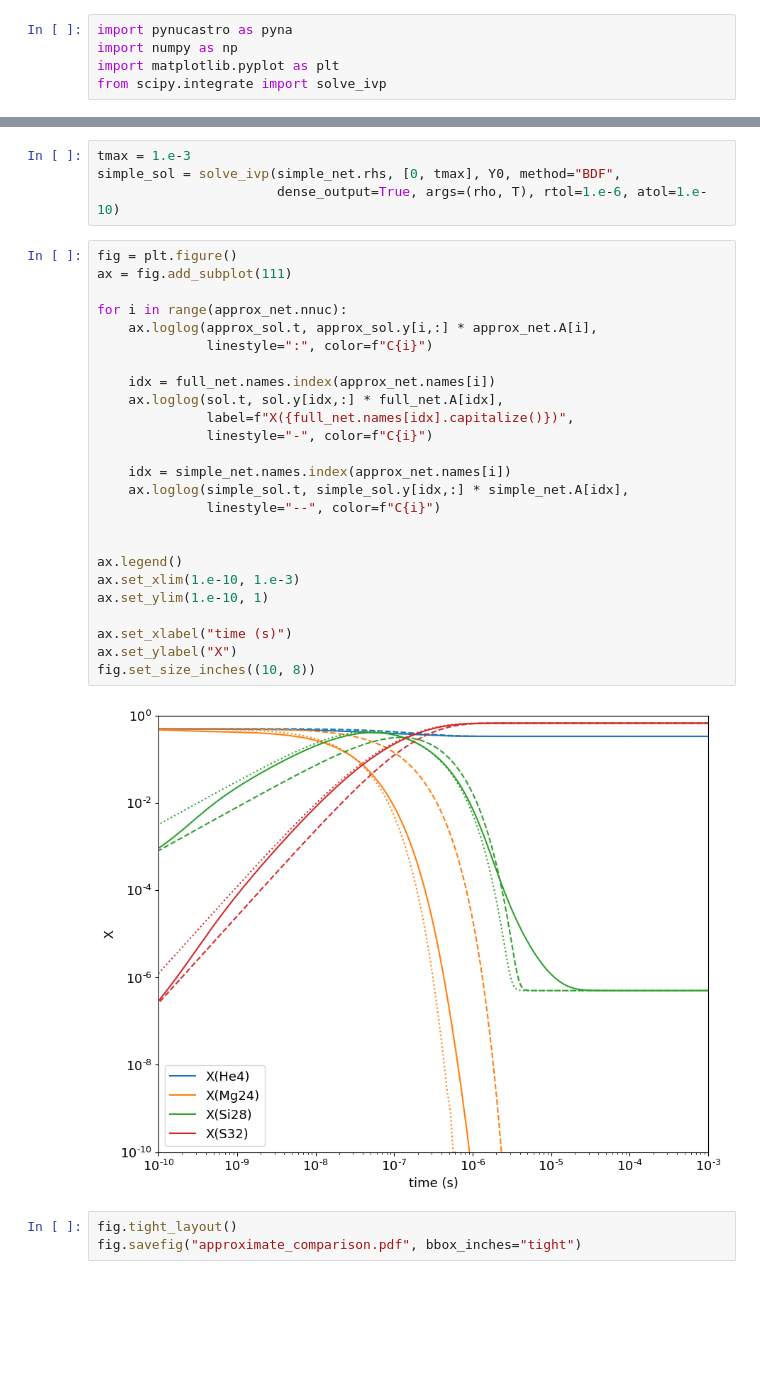
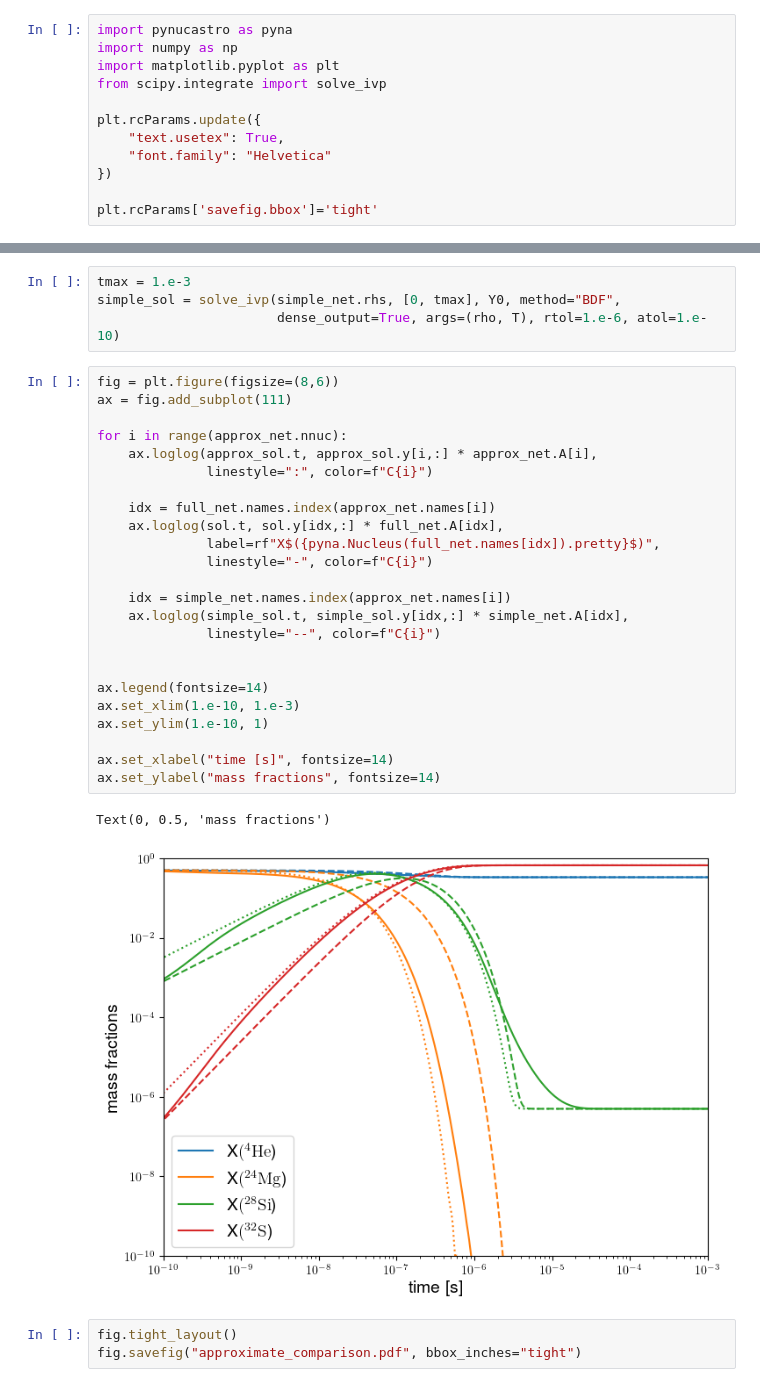
Before and after one commit to pynucastro/paper_notebooks, a Jupyter notebook: approximate-rates.ipynb, the cells around one changed output, grey strips where cells are left out. Saved outputs shown, nothing was run; the diff lists cells and outputs as text; blank space fills up the shorter version.

Commit message:
adding final changes to the figures

```diff
--- a/approximate-rates.ipynb
+++ b/approximate-rates.ipynb
@@ -8,6 +8,13 @@ import pynucastro as pyna
 import numpy as np
 import matplotlib.pyplot as plt
 from scipy.integrate import solve_ivp
+
+plt.rcParams.update({
+    "text.usetex": True,
+    "font.family": "Helvetica"
+})
+
+plt.rcParams['savefig.bbox']='tight'
 # %% [markdown]
 Let's create a simple network that has both an $(\alpha, \gamma)$ and
 $(\alpha, p)(p, \gamma)$ sequence.
@@ -201,32 +208,32 @@ tmax = 1.e-3
 simple_sol = solve_ivp(simple_net.rhs, [0, tmax], Y0, method="BDF",
                        dense_output=True, args=(rho, T), rtol=1.e-6, atol=1.e-10)
 # %%
-fig = plt.figure()
+fig = plt.figure(figsize=(8,6))
 ax = fig.add_subplot(111)
 
 for i in range(approx_net.nnuc):
     ax.loglog(approx_sol.t, approx_sol.y[i,:] * approx_net.A[i],
               linestyle=":", color=f"C{i}")
 
     idx = full_net.names.index(approx_net.names[i])
     ax.loglog(sol.t, sol.y[idx,:] * full_net.A[idx],
-              label=f"X({full_net.names[idx].capitalize()})",
+              label=rf"X$({pyna.Nucleus(full_net.names[idx]).pretty}$)",
               linestyle="-", color=f"C{i}")
 
     idx = simple_net.names.index(approx_net.names[i])
     ax.loglog(simple_sol.t, simple_sol.y[idx,:] * simple_net.A[idx],
               linestyle="--", color=f"C{i}")
 
 
-ax.legend()
+ax.legend(fontsize=14)
 ax.set_xlim(1.e-10, 1.e-3)
 ax.set_ylim(1.e-10, 1)
 
-ax.set_xlabel("time (s)")
-ax.set_ylabel("X")
-fig.set_size_inches((10, 8))
+ax.set_xlabel("time [s]", fontsize=14)
+ax.set_ylabel("mass fractions", fontsize=14)
 # %% [output]
+Text(0, 0.5, 'mass fractions')
-[figure, old version]
+[figure, new version]
 # %%
 fig.tight_layout()
 fig.savefig("approximate_comparison.pdf", bbox_inches="tight")
```
Also changed, not shown: parts of 6 cells of this notebook, 7 other files.
